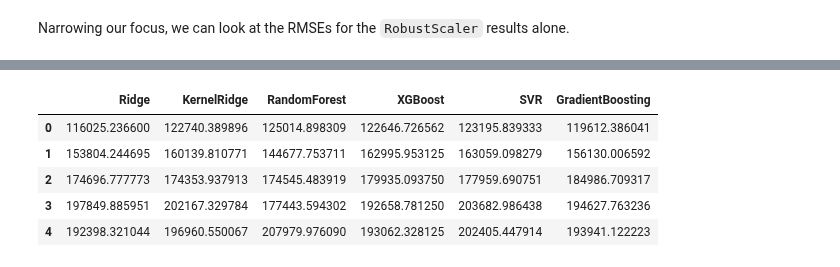
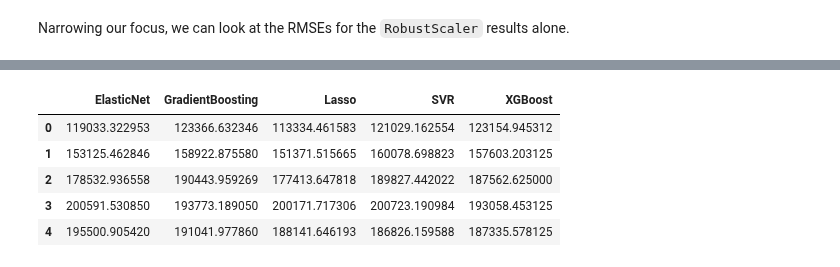
Before and after one commit to amypeniston/kaggle-competitions, a Jupyter notebook: house-prices/2_Data_Prep_Modeling.ipynb, the cells around one changed output, grey strips where cells are left out. Drawn from its saved outputs; the diff is of its cells as text; code cells hidden in the pictures.

```diff
--- a/house-prices/2_Data_Prep_Modeling.ipynb
+++ b/house-prices/2_Data_Prep_Modeling.ipynb
@@ -1127,0 +1004,43 @@ for model in zip(final_model_names, final_models):
+# %%
+# ElasticNet
+scaler = RobustScaler()
+elnt = ElasticNet(**elnt_best_params)
+elnt.fit(scaler.fit_transform(train), y)
+predictions_elnt = np.expm1(elnt.predict(scaler.transform(test)))
+
+# GradientBoosting
+scaler = RobustScaler()
+gb = GradientBoostingRegressor(**gb_best_params)
+gb.fit(scaler.fit_transform(train), y)
+predictions_gb = np.expm1(gb.predict(scaler.transform(test)))
+
+# Lasso
+scaler = RobustScaler()
+lasso = Lasso(**lasso_best_params)
+lasso.fit(scaler.fit_transform(train), y)
+predictions_lasso = np.expm1(lasso.predict(scaler.transform(test)))
+
+# SVR
+scaler = StandardScaler()
+svr = SVR(**svr_best_params)
+svr.fit(scaler.fit_transform(train), y)
+predictions_svr = np.expm1(svr.predict(scaler.transform(test)))
+
+# XGB
+# https://www.kaggle.com/fiorenza2/journey-to-the-top-10
+scaler = StandardScaler()
+_ = xgb_best_params.pop("random_state") if "random_state" in xgb_best_params else ""
+xgb1 = XGBRegressor(**xgb_best_params, random_state = 42)
+xgb2 = XGBRegressor(**xgb_best_params, random_state = 6666)
+xgb3 = XGBRegressor(**xgb_best_params, random_state = 0)
+xgb_ensemble = CustomEnsembleRegressor([xgb1, xgb2, xgb3])
+xgb_ensemble.fit(scaler.fit_transform(train), y)
+predictions_xgb = np.expm1(xgb_ensemble.predict(scaler.transform(test)))
+
+# Collate Predictions
+predictions = pd.concat([pd.Series(predictions_elnt),
+                         pd.Series(predictions_gb),
+                         pd.Series(predictions_lasso),
+                         pd.Series(predictions_svr),
+                         pd.Series(predictions_xgb)], axis=1).head()
+predictions.columns = ["ElasticNet", "GradientBoosting", "Lasso", "SVR", "XGBoost"]
@@ -1128,10 +1051,9 @@ for model in zip(final_model_names, final_models):
 # %%
-predictions.columns = final_model_names
 predictions.head()
 # %% [output]
-|  | Ridge | KernelRidge | RandomForest | XGBoost | SVR | GradientBoosting |
-| 0 | 116025.236600 | 122740.389896 | 125014.898309 | 122646.726562 | 123195.839333 | 119612.386041 |
-| 1 | 153804.244695 | 160139.810771 | 144677.753711 | 162995.953125 | 163059.098279 | 156130.006592 |
-| 2 | 174696.777773 | 174353.937913 | 174545.483919 | 179935.093750 | 177959.690751 | 184986.709317 |
-| 3 | 197849.885951 | 202167.329784 | 177443.594302 | 192658.781250 | 203682.986438 | 194627.763236 |
-| 4 | 192398.321044 | 196960.550067 | 207979.976090 | 193062.328125 | 202405.447914 | 193941.122223 |
+|  | ElasticNet | GradientBoosting | Lasso | SVR | XGBoost |
+| 0 | 119033.322953 | 123366.632346 | 113334.461583 | 121029.162554 | 123154.945312 |
+| 1 | 153125.462846 | 158922.875580 | 151371.515665 | 160078.698823 | 157603.203125 |
+| 2 | 178532.936558 | 190443.959269 | 177413.647818 | 189827.442022 | 187562.625000 |
+| 3 | 200591.530850 | 193773.189050 | 200171.717306 | 200723.190984 | 193058.453125 |
+| 4 | 195500.905420 | 191041.977860 | 188141.646193 | 186826.159588 | 187335.578125 |
```
Also changed, not shown: parts of 99 cells of this notebook, 6 other files.
